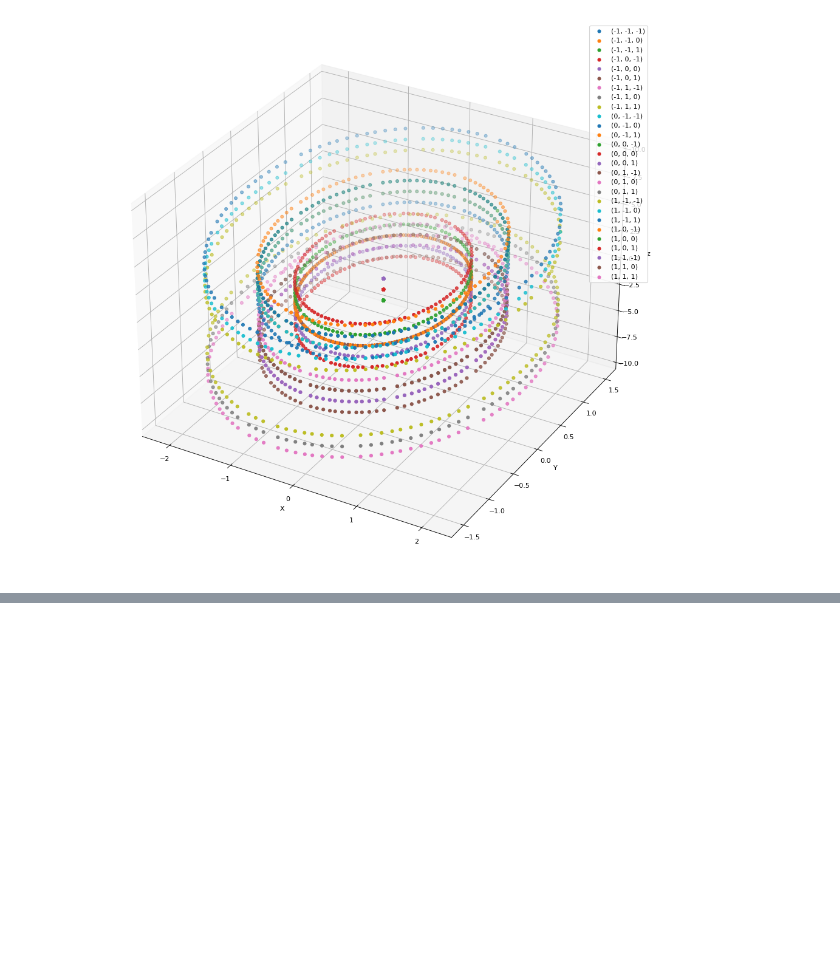
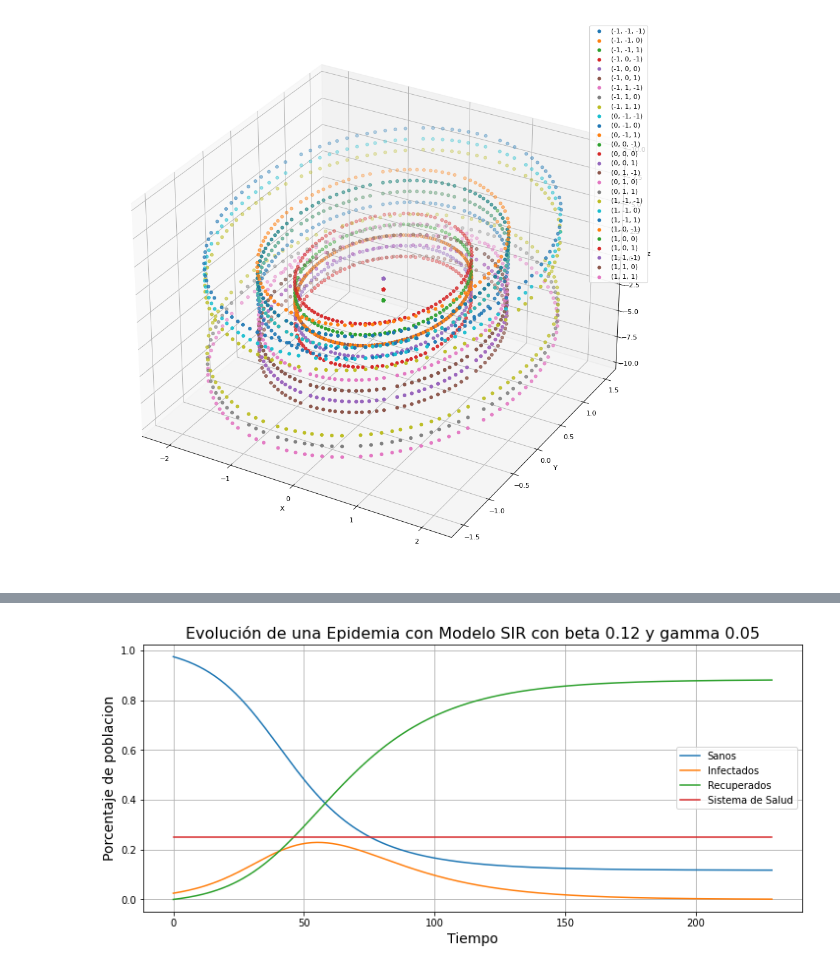
Before and after one commit to Luciana123/simulacion-tp1-2c2021, a Jupyter notebook: TP2/Ejercicios TP2.ipynb, the cells around one changed output, grey strips where cells are left out. Cells and saved outputs as stored; diff of their text form; code cells hidden in the pictures; blank space fills up the shorter version.

```diff
--- a/TP2/Ejercicios TP2.ipynb
+++ b/TP2/Ejercicios TP2.ipynb
@@ -182,0 +269,24 @@ ax.legend()
+# %%
+population = 1
+I0 = population * 0.025
+R0 = 0
+S0 = population - I0 - R0
+
+h = 1
+
+beta = 0.12
+gamma = 0.05
+
+x0 = [S0,I0,R0]
+x = RK4(SIR_model, x0, h, [0,230], beta, gamma, population)
+
+plt.figure(figsize=(12,5))
+plt.plot(x[0])
+plt.plot([0.25 for i in range(0, len(x[0]))])
+plt.title('Evolución de una Epidemia con Modelo SIR con beta ' + str(beta) + ' y gamma ' + str(gamma), fontsize=16)
+plt.xlabel('Tiempo', fontsize=14)
+plt.ylabel('Porcentaje de poblacion', fontsize=14)
+plt.legend(['Sanos', 'Infectados', 'Recuperados', 'Sistema de Salud'])
+plt.grid()
+# %% [output]
+[figure, added]
```
Also changed, not shown: parts of 17 cells of this notebook, 1 other file.
